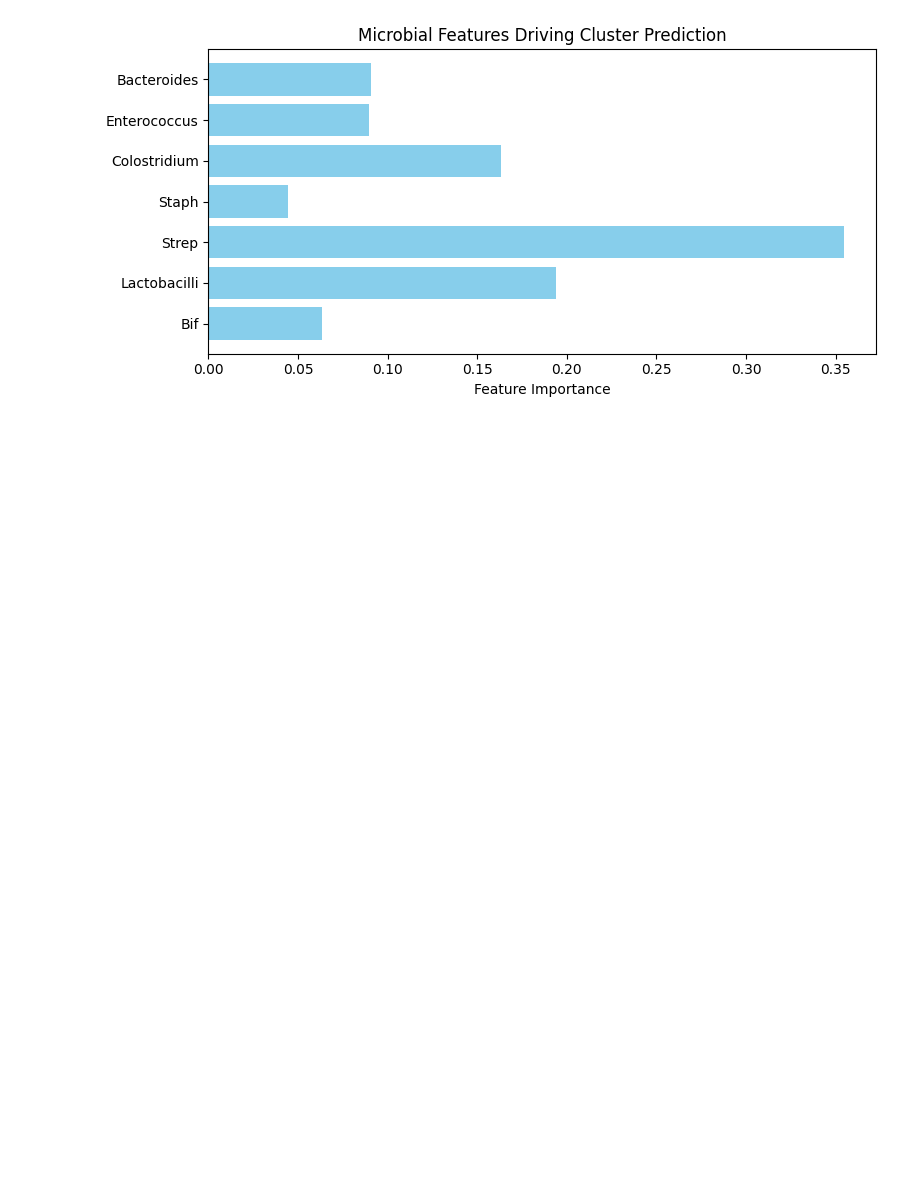
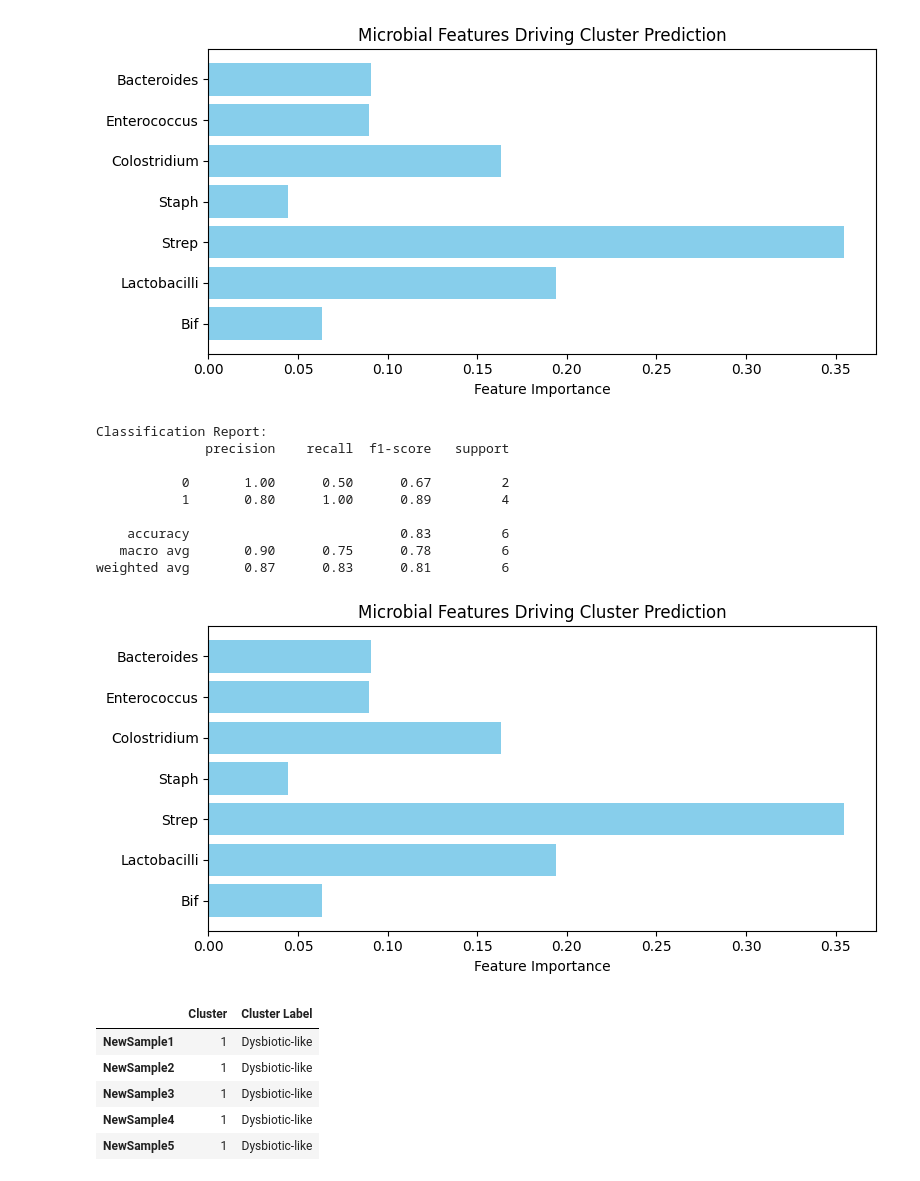
Before and after one commit to tssmith5619/learn2code, a Jupyter notebook: PythonLessonM2W4.ipynb, the cells around one changed output. Cells and saved outputs as stored; diff of their text form; code cells hidden in the pictures; blank space fills up the shorter version.

```diff
--- a/PythonLessonM2W4.ipynb
+++ b/PythonLessonM2W4.ipynb
@@ -61,3 +61,34 @@ Classification Report:
    macro avg       0.90      0.75      0.78         6
 weighted avg       0.87      0.83      0.81         6
 [figure]
+# %%
+
+from Microbial_Abundance_Lesson import run_microbiome_pipeline, classify_batch
+df_count = pd.read_csv("microbial_counts.csv", index_col=0)
+results = run_microbiome_pipeline(df_count)
+import numpy as np
+
+np.random.seed(101)
+df_new_samples = pd.DataFrame({
+    f"NewSample{i}": np.random.poisson(lam=[100, 70, 50, 25, 15, 10, 5])
+    for i in range(1, 6)
+}, index=["Bif", "Lactobacilli", "Strep", "Staph", "Colostridium", "Enterococcus", "Bacteroides"])
+batch_results = classify_batch(df_new_samples, results["model"])
+batch_results
+# %% [output]
+Classification Report:
+              precision    recall  f1-score   support
+
+           0       1.00      0.50      0.67         2
+           1       0.80      1.00      0.89         4
+
+    accuracy                           0.83         6
+   macro avg       0.90      0.75      0.78         6
+weighted avg       0.87      0.83      0.81         6
+[figure, added]
+|  | Cluster | Cluster Label |
+| NewSample1 | 1 | Dysbiotic-like |
+| NewSample2 | 1 | Dysbiotic-like |
+| NewSample3 | 1 | Dysbiotic-like |
+| NewSample4 | 1 | Dysbiotic-like |
+| NewSample5 | 1 | Dysbiotic-like |
```
Also changed, not shown: parts of 8 cells of this notebook, 2 other files.
